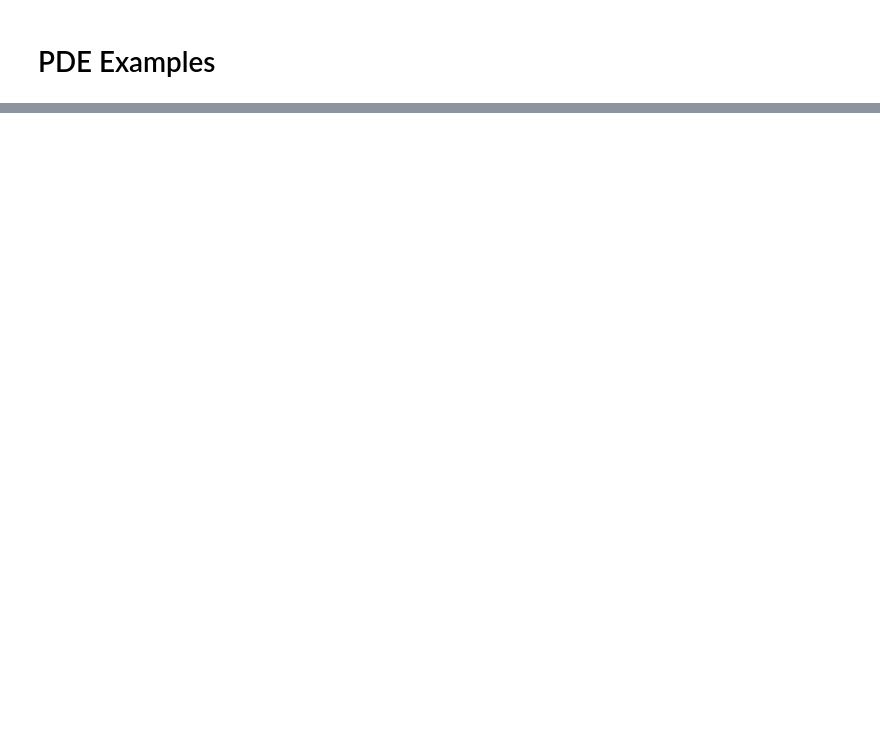
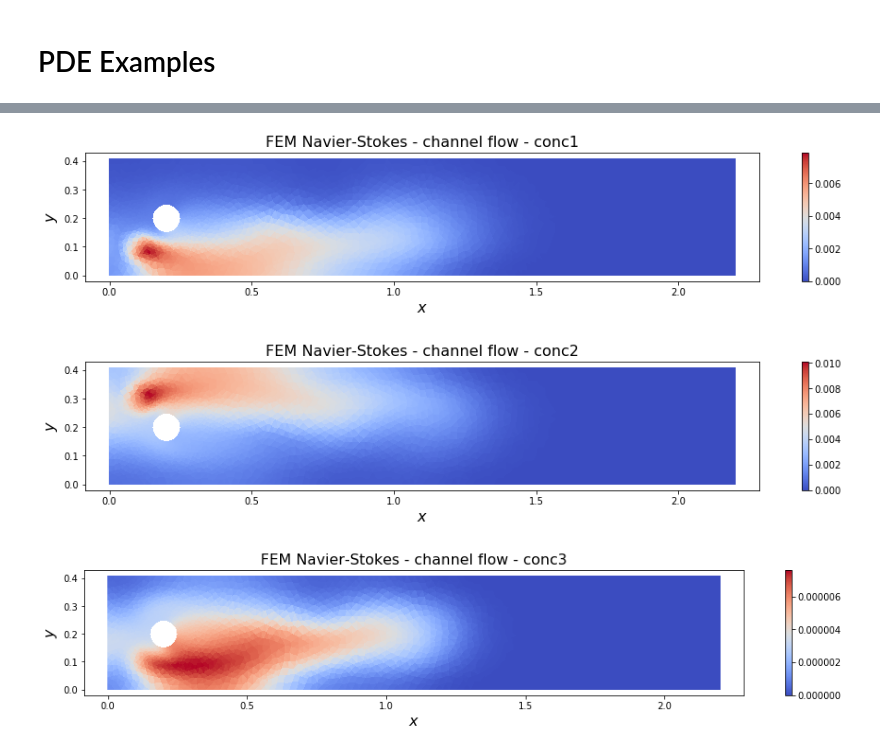
Before and after one commit to msc-acse/acse-9-independent-research-project-kmei92, a Jupyter notebook: acse/test_notebooks/firedrake_framework_module_notebook.ipynb, the cells around one changed output, grey strips where cells are left out. Drawn from its saved outputs; the diff is of its cells as text; code cells hidden in the pictures; blank space fills up the shorter version.

```diff
--- a/acse/test_notebooks/firedrake_framework_module_notebook.ipynb
+++ b/acse/test_notebooks/firedrake_framework_module_notebook.ipynb
@@ -118,3 +171,33 @@ time = 1.000
 [figure]
 [figure]
 [figure]
+# %%
+c1, c2, c3 = solver.form_args['c_'].split()
+
+fig3 = plt.figure(figsize=(16, 2.5))
+ax3 = fig3.add_subplot(111)
+ax3.set_xlabel('$x$', fontsize=16)
+ax3.set_ylabel('$y$', fontsize=16)
+ax3.set_title('FEM Navier-Stokes - channel flow - conc1', fontsize=16)
+fd.plot(c1,axes=ax3)
+ax3.axis('equal');
+
+fig3 = plt.figure(figsize=(16, 2.5))
+ax3 = fig3.add_subplot(111)
+ax3.set_xlabel('$x$', fontsize=16)
+ax3.set_ylabel('$y$', fontsize=16)
+ax3.set_title('FEM Navier-Stokes - channel flow - conc2', fontsize=16)
+fd.plot(c2,axes=ax3)
+ax3.axis('equal');
+
+fig3 = plt.figure(figsize=(16, 2.5))
+ax3 = fig3.add_subplot(111)
+ax3.set_xlabel('$x$', fontsize=16)
+ax3.set_ylabel('$y$', fontsize=16)
+ax3.set_title('FEM Navier-Stokes - channel flow - conc3', fontsize=16)
+fd.plot(c3,axes=ax3)
+ax3.axis('equal');
+# %% [output]
+[figure, added]
+[figure, added]
+[figure, added]
```
Also changed, not shown: parts of 5 cells of this notebook, 8 other files.
